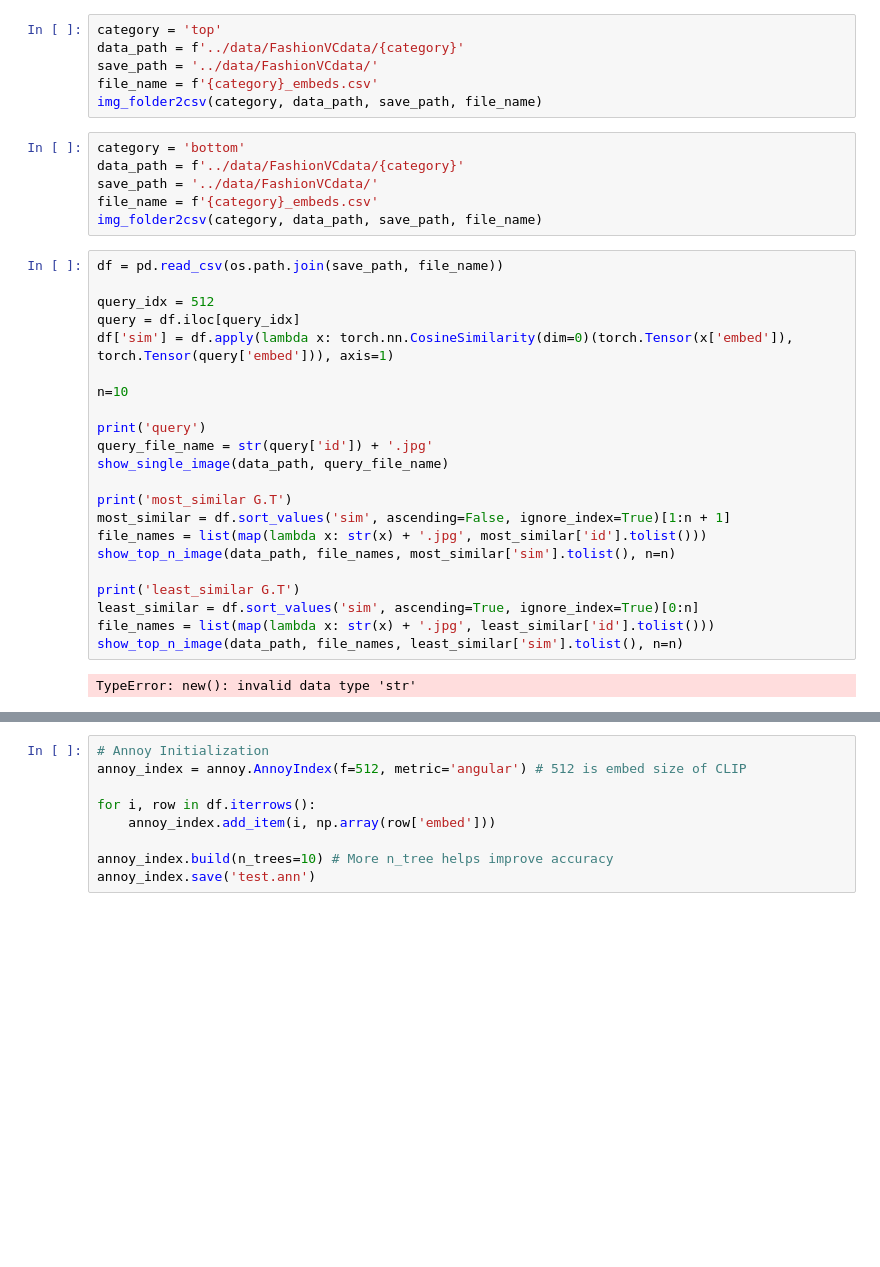
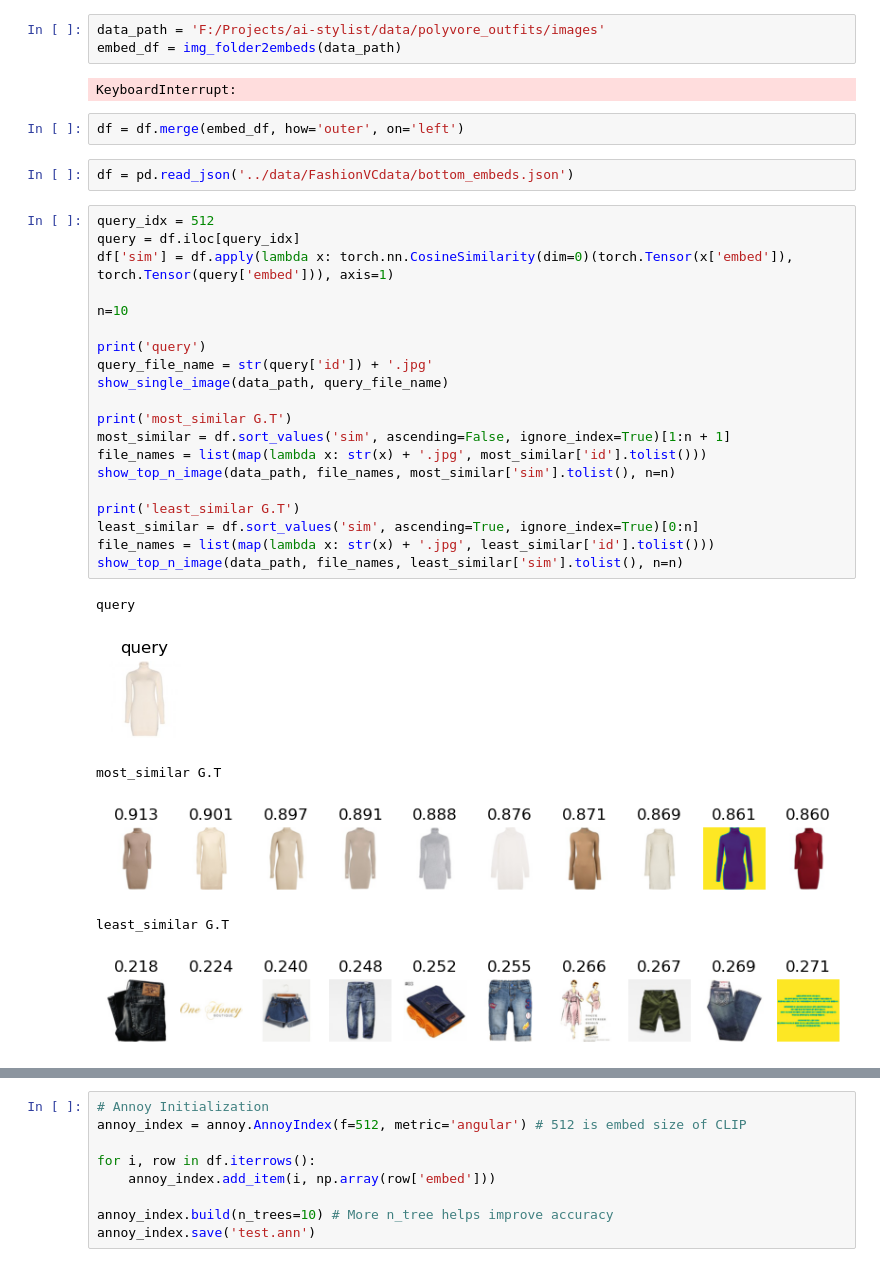
Before and after one commit to kchyun/ai-stylist, a Jupyter notebook: embed_generator/test.ipynb, the cells around one changed output, grey strips where cells are left out. Cells and saved outputs as stored; diff of their text form; blank space fills up the shorter version.

```diff
--- a/embed_generator/test.ipynb
+++ b/embed_generator/test.ipynb
@@ -39,36 +51,36 @@ Some weights of the model checkpoint at patrickjohncyh/fashion-clip were not use
-# %%
-category = 'top'
-data_path = f'../data/FashionVCdata/{category}'
-save_path = '../data/FashionVCdata/'
-file_name = f'{category}_embeds.csv'
-img_folder2csv(category, data_path, save_path, file_name)
-# %%
-category = 'bottom'
-data_path = f'../data/FashionVCdata/{category}'
-save_path = '../data/FashionVCdata/'
-file_name = f'{category}_embeds.csv'
-img_folder2csv(category, data_path, save_path, file_name)
+# %%
+data_path = 'F:/Projects/ai-stylist/data/polyvore_outfits/images'
+embed_df = img_folder2embeds(data_path)
+# %% [output]
+KeyboardInterrupt:
+# %%
+df = df.merge(embed_df, how='outer', on='left')
+# %%
+df = pd.read_json('../data/FashionVCdata/bottom_embeds.json')
 # %%
-df = pd.read_csv(os.path.join(save_path, file_name))
-
 query_idx = 512
 query = df.iloc[query_idx]
 df['sim'] = df.apply(lambda x: torch.nn.CosineSimilarity(dim=0)(torch.Tensor(x['embed']), torch.Tensor(query['embed'])), axis=1)
 
 n=10
 
 print('query')
 query_file_name = str(query['id']) + '.jpg'
 show_single_image(data_path, query_file_name)
 
 print('most_similar G.T')
 most_similar = df.sort_values('sim', ascending=False, ignore_index=True)[1:n + 1]
 file_names = list(map(lambda x: str(x) + '.jpg', most_similar['id'].tolist()))
 show_top_n_image(data_path, file_names, most_similar['sim'].tolist(), n=n)
 
 print('least_similar G.T')
 least_similar = df.sort_values('sim', ascending=True, ignore_index=True)[0:n]
 file_names = list(map(lambda x: str(x) + '.jpg', least_similar['id'].tolist()))
 show_top_n_image(data_path, file_names, least_similar['sim'].tolist(), n=n)
 # %% [output]
-TypeError: new(): invalid data type 'str'
+query
+[figure, added]
+most_similar G.T
+[figure, added]
+least_similar G.T
+[figure, added]
```
Also changed, not shown: parts of 4 cells of this notebook, 11 other files.
